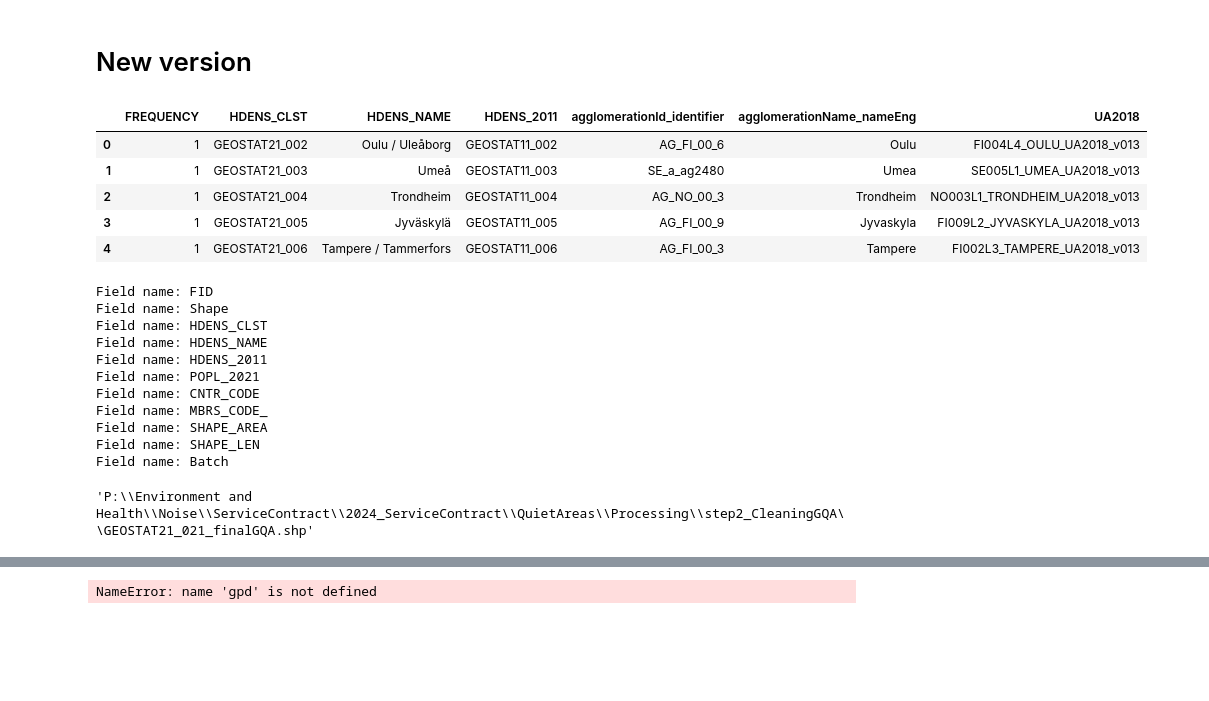
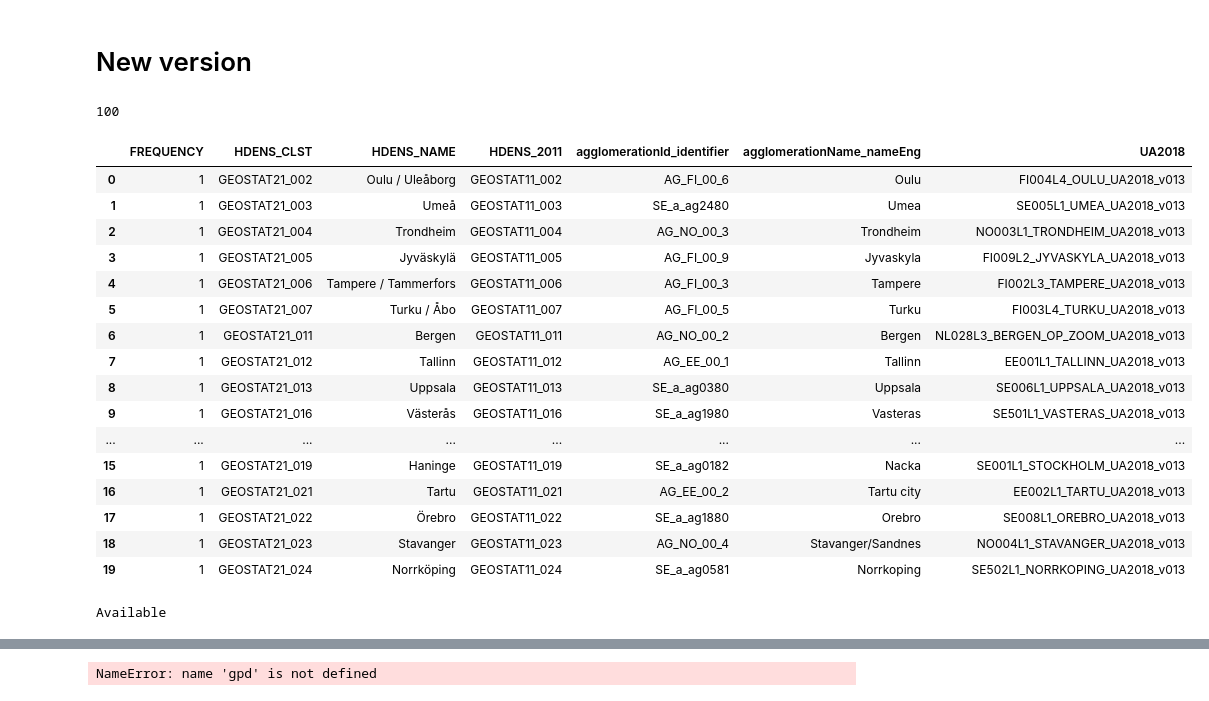
Before and after one commit to ubachr/GQA, a Jupyter notebook: dev/02_SA_processing.ipynb, the cells around one changed output, grey strips where cells are left out. Cells and saved outputs as stored; diff of their text form; code cells hidden in the pictures; blank space fills up the shorter version.

```diff
--- a/dev/02_SA_processing.ipynb
+++ b/dev/02_SA_processing.ipynb
@@ -82,5 +82,9 @@ GQA_ls = [
     if f.endswith('finalGQA.shp')
 ]
+# %%
+len(GQA_ls)
+# %% [output]
+100
 # %%
 import pandas as pd
 # TRANSLATOR TABLE
@@ -88,11 +92,22 @@ import pandas as pd
 codes_path = r'P:\Environment and Health\Noise\ServiceContract\2024_ServiceContract\QuietAreas\Processing\Codes.csv'
 codes = pd.read_csv(codes_path)
 # %%
-codes.head()
+codes.head(20)
 # %% [output]
 |  | FREQUENCY | HDENS_CLST | HDENS_NAME | HDENS_2011 | agglomerationId_identifier | agglomerationName_nameEng | UA2018 |
 | 0 | 1 | GEOSTAT21_002 | Oulu / Uleåborg | GEOSTAT11_002 | AG_FI_00_6 | Oulu | FI004L4_OULU_UA2018_v013 |
 | 1 | 1 | GEOSTAT21_003 | Umeå | GEOSTAT11_003 | SE_a_ag2480 | Umea | SE005L1_UMEA_UA2018_v013 |
 | 2 | 1 | GEOSTAT21_004 | Trondheim | GEOSTAT11_004 | AG_NO_00_3 | Trondheim | NO003L1_TRONDHEIM_UA2018_v013 |
 | 3 | 1 | GEOSTAT21_005 | Jyväskylä | GEOSTAT11_005 | AG_FI_00_9 | Jyvaskyla | FI009L2_JYVASKYLA_UA2018_v013 |
 | 4 | 1 | GEOSTAT21_006 | Tampere / Tammerfors | GEOSTAT11_006 | AG_FI_00_3 | Tampere | FI002L3_TAMPERE_UA2018_v013 |
+| 5 | 1 | GEOSTAT21_007 | Turku / Åbo | GEOSTAT11_007 | AG_FI_00_5 | Turku | FI003L4_TURKU_UA2018_v013 |
+| 6 | 1 | GEOSTAT21_011 | Bergen | GEOSTAT11_011 | AG_NO_00_2 | Bergen | NL028L3_BERGEN_OP_ZOOM_UA2018_v013 |
+| 7 | 1 | GEOSTAT21_012 | Tallinn | GEOSTAT11_012 | AG_EE_00_1 | Tallinn | EE001L1_TALLINN_UA2018_v013 |
+| 8 | 1 | GEOSTAT21_013 | Uppsala | GEOSTAT11_013 | SE_a_ag0380 | Uppsala | SE006L1_UPPSALA_UA2018_v013 |
+| 9 | 1 | GEOSTAT21_016 | Västerås | GEOSTAT11_016 | SE_a_ag1980 | Vasteras | SE501L1_VASTERAS_UA2018_v013 |
+| ... | ... | ... | ... | ... | ... | ... | ... |
+| 15 | 1 | GEOSTAT21_019 | Haninge | GEOSTAT11_019 | SE_a_ag0182 | Nacka | SE001L1_STOCKHOLM_UA2018_v013 |
+| 16 | 1 | GEOSTAT21_021 | Tartu | GEOSTAT11_021 | AG_EE_00_2 | Tartu city | EE002L1_TARTU_UA2018_v013 |
+| 17 | 1 | GEOSTAT21_022 | Örebro | GEOSTAT11_022 | SE_a_ag1880 | Orebro | SE008L1_OREBRO_UA2018_v013 |
+| 18 | 1 | GEOSTAT21_023 | Stavanger | GEOSTAT11_023 | AG_NO_00_4 | Stavanger/Sandnes | NO004L1_STAVANGER_UA2018_v013 |
+| 19 | 1 | GEOSTAT21_024 | Norrköping | GEOSTAT11_024 | SE_a_ag0581 | Norrkoping | SE502L1_NORRKOPING_UA2018_v013 |
@@ -102,20 +113,0 @@ ctry_code = HDENS_AGGL_city_aglid.CNTR_CODE.values.astype(str)[0]
-# %%
-fields = arcpy.ListFields(uc_file_path)
-for field in fields:
-    print(f"Field name: {field.name}")
-# %% [output]
-Field name: FID
-Field name: Shape
-Field name: HDENS_CLST
-Field name: HDENS_NAME
-Field name: HDENS_2011
-Field name: POPL_2021
-Field name: CNTR_CODE
-Field name: MBRS_CODE_
-Field name: SHAPE_AREA
-Field name: SHAPE_LEN
-Field name: Batch
-# %%
-GQA_ls[0]
-# %% [output]
-'P:\\Environment and Health\\Noise\\ServiceContract\\2024_ServiceContract\\QuietAreas\\Processing\\step2_CleaningGQA\\GEOSTAT21_021_finalGQA.shp'
@@ -121,0 +120,5 @@ GQA_ls[0]
+# %%
+extension_status = arcpy.CheckExtension("Network")
+print(extension_status)
+# %% [output]
+Available
```
Also changed, not shown: parts of 14 cells of this notebook.
